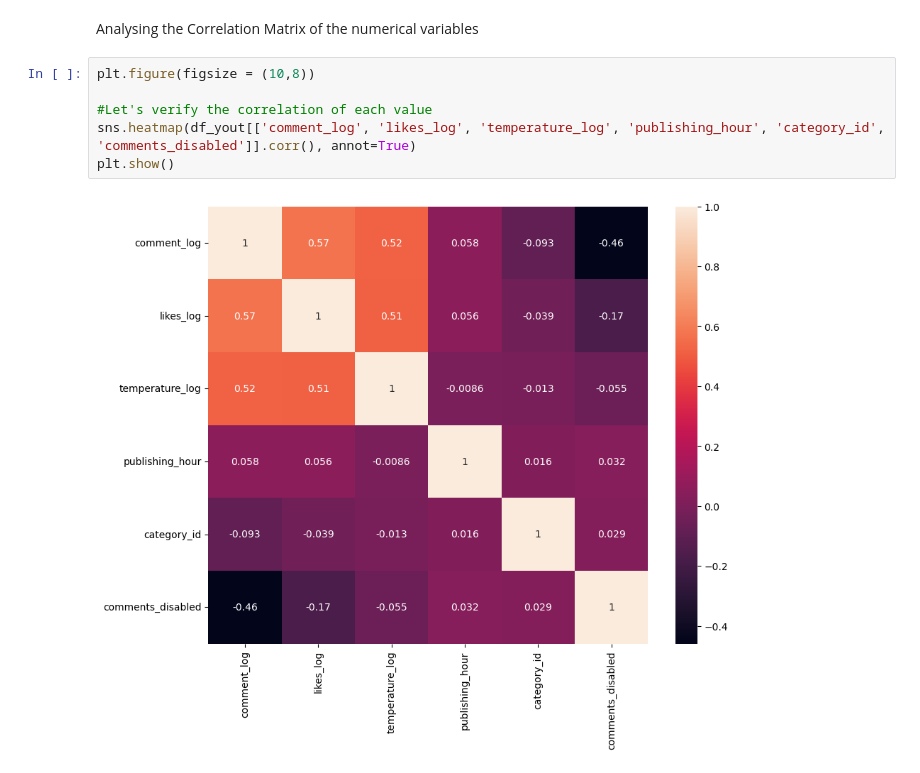
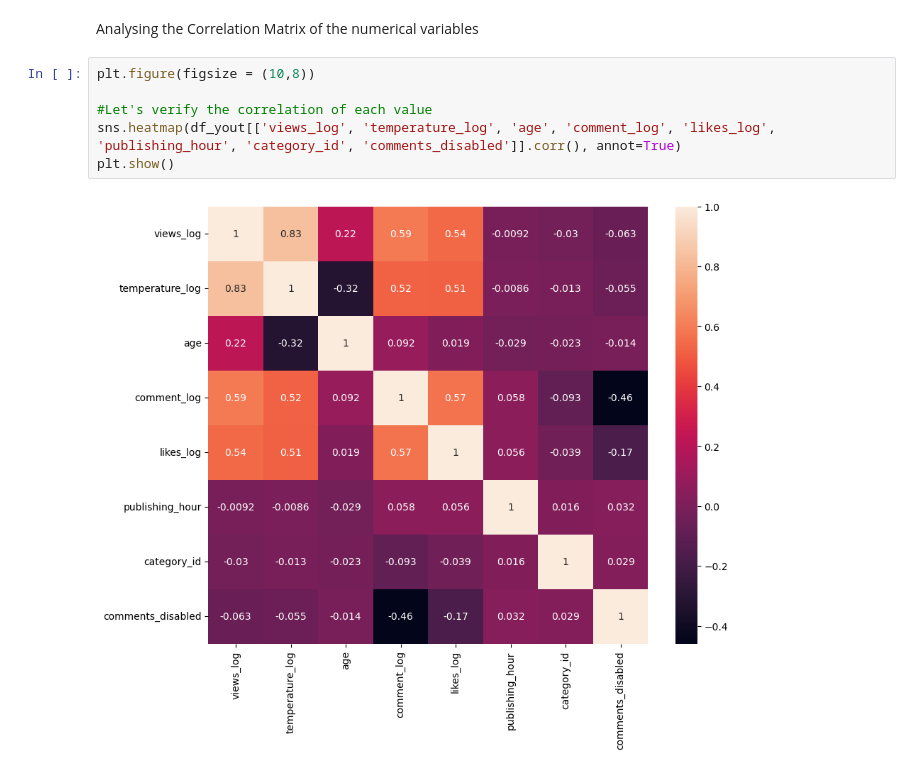
Before and after one commit to ThanhVinhTong/Youtube_Trending_Analysis, a Jupyter notebook: EDA.ipynb, the cells around one changed output. Saved outputs shown, nothing was run; the diff lists cells and outputs as text.

```diff
--- a/EDA.ipynb
+++ b/EDA.ipynb
@@ -212,11 +212,11 @@ Analysing the Correlation Matrix of the numerical variables
 # %%
 plt.figure(figsize = (10,8))
 
 #Let's verify the correlation of each value
-sns.heatmap(df_yout[['comment_log', 'likes_log', 'temperature_log', 'publishing_hour', 'category_id', 'comments_disabled']].corr(), annot=True)
+sns.heatmap(df_yout[['views_log', 'temperature_log', 'age', 'comment_log', 'likes_log', 'publishing_hour', 'category_id', 'comments_disabled']].corr(), annot=True)
 plt.show()
 # %% [output]
-[figure, old version]
+[figure, new version]
 # %%
 # create empty string to hold all video titles later
 text = ''
```
Also changed, not shown: parts of 1 cell of this notebook, 6 other files.
